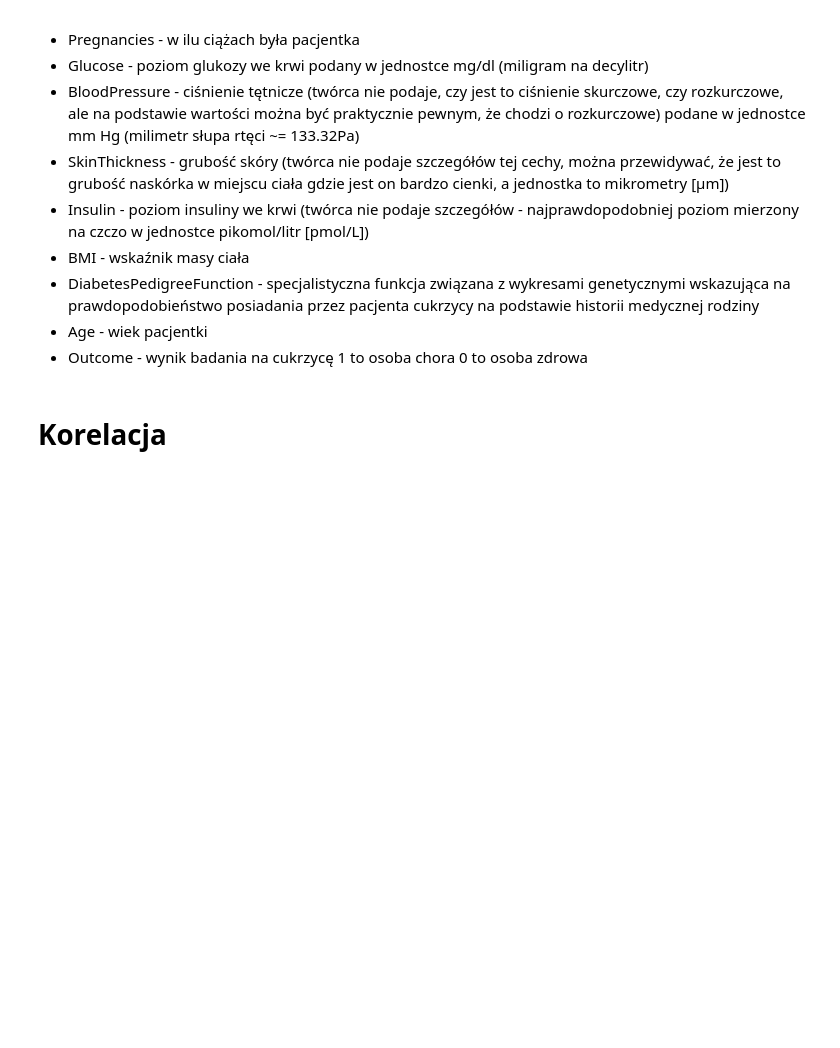
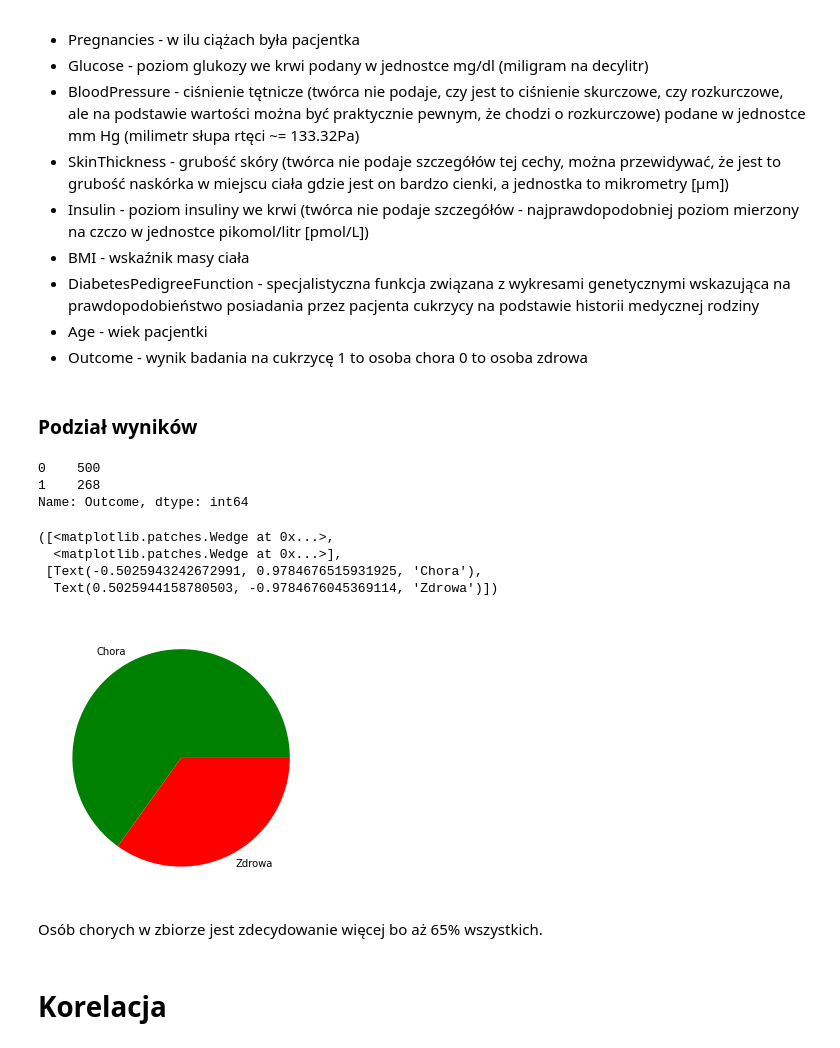
Before and after one commit to isso1550/analiza23_medycyna, a Jupyter notebook: Analiza_zbioru.ipynb, the cells around one changed output. Cells and saved outputs as stored; diff of their text form; code cells hidden in the pictures; blank space fills up the shorter version.

```diff
--- a/Analiza_zbioru.ipynb
+++ b/Analiza_zbioru.ipynb
@@ -89,6 +119,24 @@ Kolumny:
 * DiabetesPedigreeFunction - specjalistyczna funkcja związana z wykresami genetycznymi wskazująca na prawdopodobieństwo posiadania przez pacjenta cukrzycy na podstawie historii medycznej rodziny
 * Age - wiek pacjentki
 * Outcome - wynik badania na cukrzycę 1 to osoba chora 0 to osoba zdrowa
+# %% [markdown]
+### Podział wyników
+# %%
+piedata = data.Outcome.value_counts()
+print(piedata)
+plt.figure(figsize=(5,5))
+plt.pie(piedata, labels=['Chora','Zdrowa'], colors=['green','red'])
+# %% [output]
+0    500
+1    268
+Name: Outcome, dtype: int64
+([<matplotlib.patches.Wedge at 0x...>,
+  <matplotlib.patches.Wedge at 0x...>],
+ [Text(-0.5025943242672991, 0.9784676515931925, 'Chora'),
+  Text(0.5025944158780503, -0.9784676045369114, 'Zdrowa')])
+[figure, added]
+# %% [markdown]
+Osób chorych w zbiorze jest zdecydowanie więcej bo aż 65% wszystkich.
 # %% [markdown]
 # Korelacja
 # %%
```
Also changed, not shown: parts of 13 cells of this notebook.
